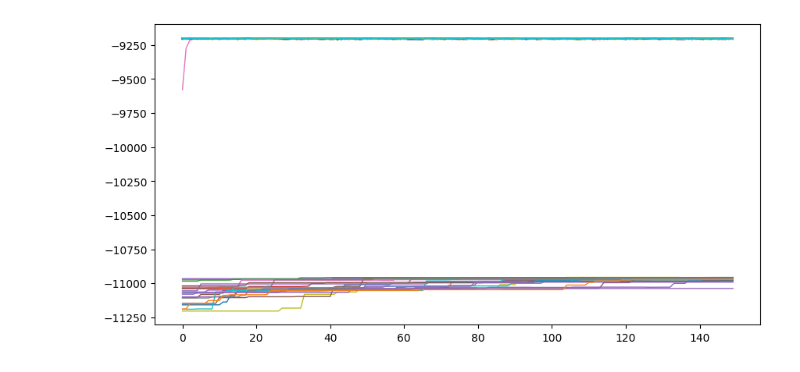
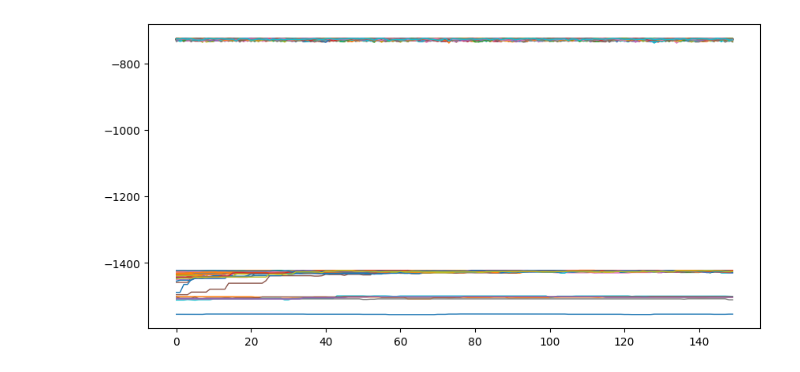
Before and after one commit to auggiemarignier/icanisddr, a Jupyter notebook: experiments/bulkic/notebooks/analyse_samples.ipynb, the cells around one changed output. Saved outputs shown, nothing was run; the diff lists cells and outputs as text; code cells hidden in the pictures.

```diff
--- a/experiments/bulkic/notebooks/analyse_samples.ipynb
+++ b/experiments/bulkic/notebooks/analyse_samples.ipynb
@@ -35,20 +35,19 @@ def get_results_dir(n: int = 0) -> Path:
 # %%
 RESULTS_DIR = get_results_dir(0)
 
-# cfg = load_config(RESULTS_DIR / "config.yaml")
-cfg = load_config(OUTPUTS_PATH.parent / "config.yaml")
+cfg = load_config(RESULTS_DIR / "config.yaml")
 prior = CompoundPrior.from_dict(cfg.priors.model_dump())
 prior_samples = prior.sample(500_000, np.random.default_rng(1234))
 # %%
 ln_prob = pickle.load(open(RESULTS_DIR / "lnprob_full.pkl", "rb")).reshape(
     -1, cfg.sampling.nwalkers
 )
 samples = pickle.load(open(RESULTS_DIR / "samples_full.pkl", "rb")).reshape(
-    -1, cfg.sampling.nwalkers, 7
+    -1, cfg.sampling.nwalkers, prior.n
 )
 fig, axes = plt.subplots(1, 1, figsize=(10, 5))
 axes.plot(ln_prob, lw=1)
 plt.show()
 # %% [output]
-[figure, old version]
+[figure, new version]
 # %%
```
Also changed, not shown: parts of 8 cells of this notebook, 5 other files.
